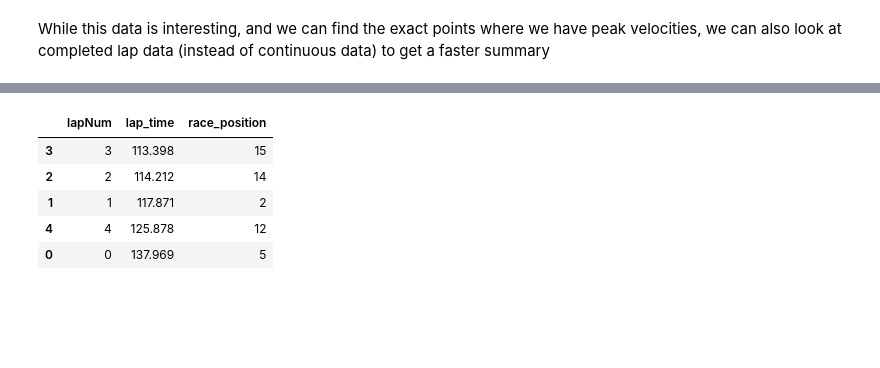
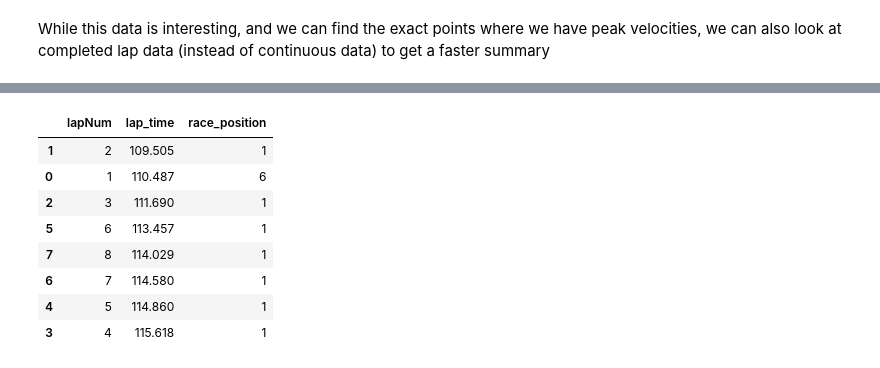
Before and after one commit to Mrugank-Upadhyay/Formula-1-Sim-Telemetry, a Jupyter notebook: practice-data-analysis.ipynb, the cells around one changed output, grey strips where cells are left out. Saved outputs shown, nothing was run; the diff lists cells and outputs as text; code cells hidden in the pictures; blank space fills up the shorter version.

```diff
--- a/practice-data-analysis.ipynb
+++ b/practice-data-analysis.ipynb
@@ -43,2 +48,27 @@ ers_deployed
 # %% [markdown]
 Note that these stats can contain invalid laps (caused by track infractions), and so we shouldn't consider these during calculations
+# %%
+# Ensure we are dealing with valid data only
+valid_df_fp2 = df_fp2[df_fp2["lap_time_invalid"] > -1]
+valid_df_fp3 = df_fp3[df_fp3["lap_time_invalid"] > -1]
+valid_df_quali = df_quali[df_quali["lap_time_invalid"] > -1]
+valid_df_race = df_race[df_race["lap_time_invalid"] > -1]
+
+# pool = mp.Pool(4) # use 4 processes
+
+# We also need to fix a few off-by-one errors for lap numbers, race position, etc
+# This is taking too long to update each df individually since they all have over 30,000 rows
+# We can parallelize the updates for each df asynchronously
+# pool.apply_async(lambda df: df.update(df[["lapIndex", "lapNum", "lap_number", "race_position"]].apply(lambda x: x + 1, axis=1), overwrite=False),  [valid_df_fp2, valid_df_fp3, valid_df_quali, valid_df_race])
+pandarallel.initialize(progress_bar=True)
+updated_df_fp2 = valid_df_fp2[["lapIndex", "lapNum", "lap_number", "race_position"]].parallel_apply(lambda x: x + 1, axis=1)
+updated_df_fp3 = valid_df_fp3[["lapIndex", "lapNum", "lap_number", "race_position"]].parallel_apply(lambda x: x + 1, axis=1)
+updated_df_quali = valid_df_quali[["lapIndex", "lapNum", "lap_number", "race_position"]].parallel_apply(lambda x: x + 1, axis=1)
+updated_df_race = valid_df_race[["lapIndex", "lapNum", "lap_number", "race_position"]].parallel_apply(lambda x: x + 1, axis=1)
+
+valid_df_fp2.update(updated_df_fp2)
+valid_df_fp3.update(updated_df_fp3)
+valid_df_quali.update(updated_df_quali)
+valid_df_race.update(updated_df_race)
+
+valid_df_fp3.head(5)
@@ -103,11 +144,16 @@ While this data is interesting, and we can find the exact points where we have p
 
 # We will first get the max bin index to figure out how many bins we make (it's around 5994 bins)
 
-max_bin_index = valid_df["binIndex"].max()
-completed_laps = valid_df[valid_df["binIndex"] == max_bin_index].reset_index(drop=True)
-print(completed_laps.to_string(), end="\n\n")
+max_bin_index = valid_df_fp3["binIndex"].max()
+completed_laps_fp2 = valid_df_fp2[valid_df_fp2["binIndex"] == max_bin_index].reset_index(drop=True)
+completed_laps_fp3 = valid_df_fp3[valid_df_fp3["binIndex"] == max_bin_index].reset_index(drop=True)
+completed_laps_quali = valid_df_quali[valid_df_quali["binIndex"] == max_bin_index].reset_index(drop=True)
+completed_laps_race = valid_df_race[valid_df_race["binIndex"] == max_bin_index].reset_index(drop=True)
 
-velocity_description = completed_laps["velocity_X"].describe()
+completed_laps_fp3_pretty_print = completed_laps_race.head(10)
+print(tabulate(completed_laps_fp3_pretty_print, tablefmt="rounded_grid", headers=completed_laps_fp3_pretty_print.columns), end="\n\n")
+
+velocity_description = completed_laps_fp2["velocity_X"].describe()
 print(velocity_description, end="\n\n")
 
 # We do have to note here that the these velocities won't be the complete picture since we are looking at
@@ -116,11 +162,11 @@ print(velocity_description, end="\n\n")
 # because we carried forward the speed from our previous flying lap during the 1st lap
 
 # More useful summaries for completed laps would be for parameters such as lap time, or parameters that only matter on a lap-by-lap basis
-lap_time_description = completed_laps["lap_time"].describe()
+lap_time_description = completed_laps_fp3["lap_time"].describe()
 print(lap_time_description, end="\n\n")
 
 # we can sort the lap_times to rank our fastest laps
-sorted_laps = completed_laps.copy()
+sorted_laps = completed_laps_fp3.copy()
 sorted_laps.sort_values(by="lap_time", inplace=True)
 sorted_laps[["lapNum", "lap_time", "race_position"]]
 # %% [output]
@@ -143,7 +189,10 @@ max      137.969000
 Name: lap_time, dtype: float64
 |  | lapNum | lap_time | race_position |
-| 3 | 3 | 113.398 | 15 |
-| 2 | 2 | 114.212 | 14 |
-| 1 | 1 | 117.871 | 2 |
-| 4 | 4 | 125.878 | 12 |
-| 0 | 0 | 137.969 | 5 |
+| 1 | 2 | 109.505 | 1 |
+| 0 | 1 | 110.487 | 6 |
+| 2 | 3 | 111.690 | 1 |
+| 5 | 6 | 113.457 | 1 |
+| 7 | 8 | 114.029 | 1 |
+| 6 | 7 | 114.580 | 1 |
+| 4 | 5 | 114.860 | 1 |
+| 3 | 4 | 115.618 | 1 |
```
Also changed, not shown: parts of 9 cells of this notebook, 6 other files.
